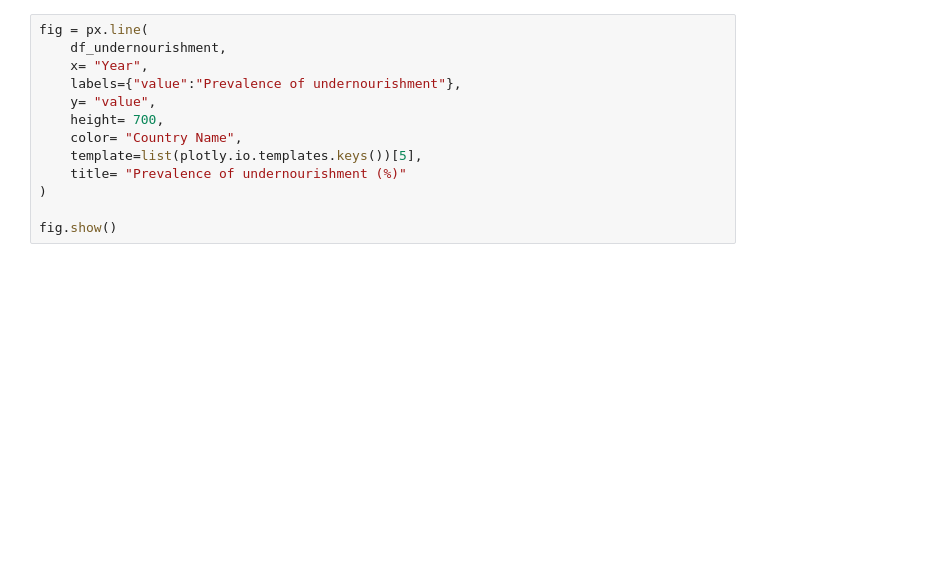
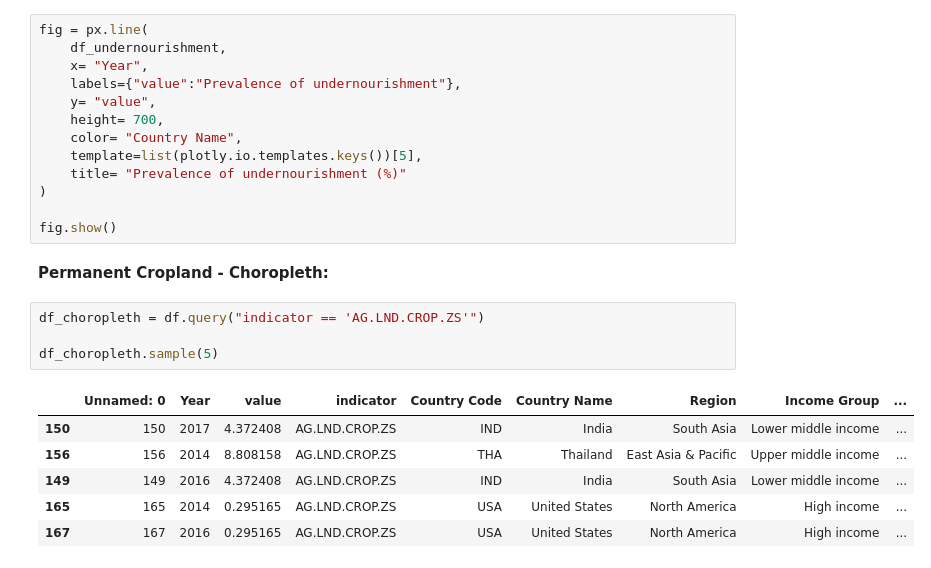
Before and after one commit to DATA-690-SPRING-2022/World_Development_Explorer, a Jupyter notebook: Part_B_Draft.ipynb, the cells around one changed output. Saved outputs shown, nothing was run; the diff lists cells and outputs as text; blank space fills up the shorter version.

```diff
--- a/Part_B_Draft.ipynb
+++ b/Part_B_Draft.ipynb
@@ -196,3 +219,16 @@ fig = px.line(
 )
 
 fig.show()
+# %% [markdown]
+**Permanent Cropland - Choropleth:**
+# %%
+df_choropleth = df.query("indicator == 'AG.LND.CROP.ZS'")
+
+df_choropleth.sample(5)
+# %% [output]
+|  | Unnamed: 0 | Year | value | indicator | Country Code | Country Name | Region | Income Group | ... |
+| 150 | 150 | 2017 | 4.372408 | AG.LND.CROP.ZS | IND | India | South Asia | Lower middle income | ... |
+| 156 | 156 | 2014 | 8.808158 | AG.LND.CROP.ZS | THA | Thailand | East Asia & Pacific | Upper middle income | ... |
+| 149 | 149 | 2016 | 4.372408 | AG.LND.CROP.ZS | IND | India | South Asia | Lower middle income | ... |
+| 165 | 165 | 2014 | 0.295165 | AG.LND.CROP.ZS | USA | United States | North America | High income | ... |
+| 167 | 167 | 2016 | 0.295165 | AG.LND.CROP.ZS | USA | United States | North America | High income | ... |
```
Also changed, not shown: parts of 24 cells of this notebook.
